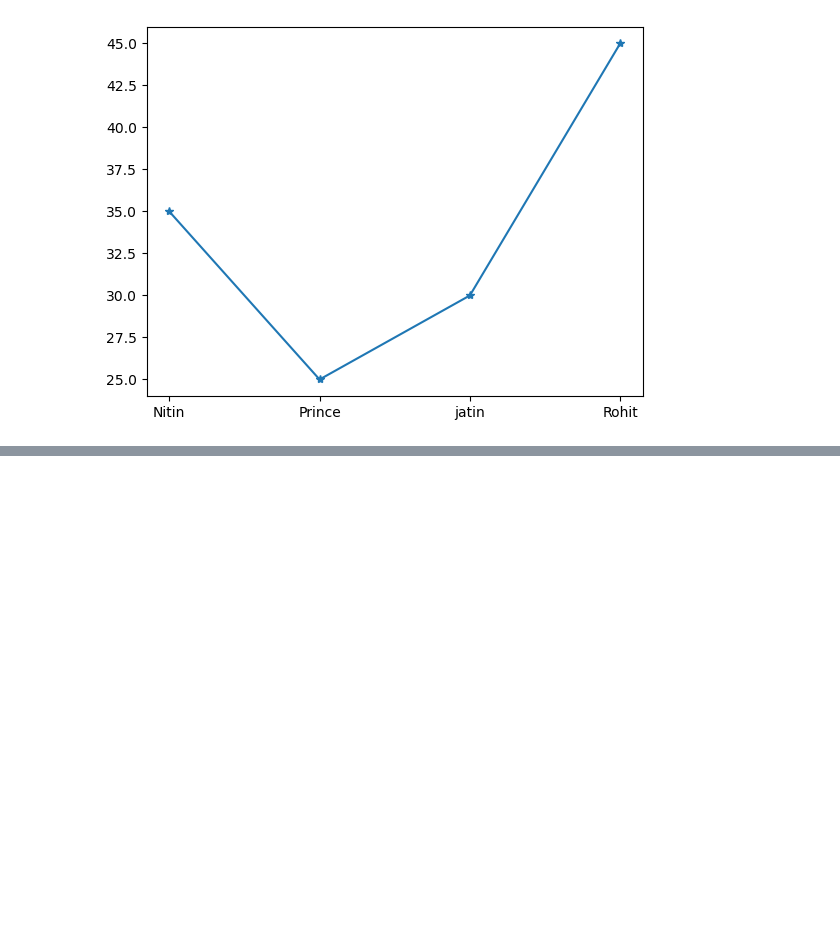
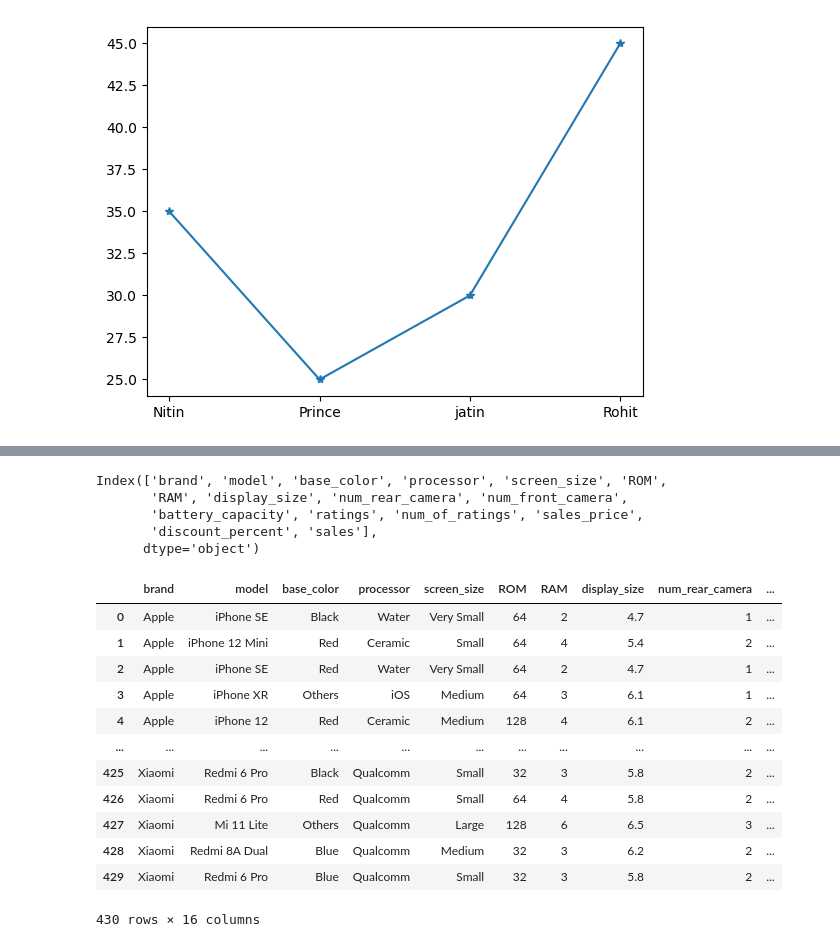
Before and after one commit to NitinSingh2908/Python, a Jupyter notebook: Matlotlib & Seaborn Library.ipynb, the cells around one changed output, grey strips where cells are left out. Saved outputs shown, nothing was run; the diff lists cells and outputs as text; code cells hidden in the pictures; blank space fills up the shorter version.

```diff
--- a/Matlotlib & Seaborn Library.ipynb
+++ b/Matlotlib & Seaborn Library.ipynb
@@ -120,0 +123,7 @@ plt.show
+# %%
+# Import Mobile data file from folder.
+
+
+link="E:\\Nitin\\Python\\Python Data\\Mobile_Data.csv"
+# %%
+df=pd.read_csv(link)
@@ -120,0 +188,24 @@ plt.show
+# %%
+df.columns
+# %% [output]
+Index(['brand', 'model', 'base_color', 'processor', 'screen_size', 'ROM',
+       'RAM', 'display_size', 'num_rear_camera', 'num_front_camera',
+       'battery_capacity', 'ratings', 'num_of_ratings', 'sales_price',
+       'discount_percent', 'sales'],
+      dtype='object')
+# %%
+df
+# %% [output]
+|  | brand | model | base_color | processor | screen_size | ROM | RAM | display_size | num_rear_camera | ... |
+| 0 | Apple | iPhone SE | Black | Water | Very Small | 64 | 2 | 4.7 | 1 | ... |
+| 1 | Apple | iPhone 12 Mini | Red | Ceramic | Small | 64 | 4 | 5.4 | 2 | ... |
+| 2 | Apple | iPhone SE | Red | Water | Very Small | 64 | 2 | 4.7 | 1 | ... |
+| 3 | Apple | iPhone XR | Others | iOS | Medium | 64 | 3 | 6.1 | 1 | ... |
+| 4 | Apple | iPhone 12 | Red | Ceramic | Medium | 128 | 4 | 6.1 | 2 | ... |
+| ... | ... | ... | ... | ... | ... | ... | ... | ... | ... | ... |
+| 425 | Xiaomi | Redmi 6 Pro | Black | Qualcomm | Small | 32 | 3 | 5.8 | 2 | ... |
+| 426 | Xiaomi | Redmi 6 Pro | Red | Qualcomm | Small | 64 | 4 | 5.8 | 2 | ... |
+| 427 | Xiaomi | Mi 11 Lite | Others | Qualcomm | Large | 128 | 6 | 6.5 | 3 | ... |
+| 428 | Xiaomi | Redmi 8A Dual | Blue | Qualcomm | Medium | 32 | 3 | 6.2 | 2 | ... |
+| 429 | Xiaomi | Redmi 6 Pro | Blue | Qualcomm | Small | 32 | 3 | 5.8 | 2 | ... |
+430 rows × 16 columns
```
Also changed, not shown: parts of 14 cells of this notebook, 2 other files.
